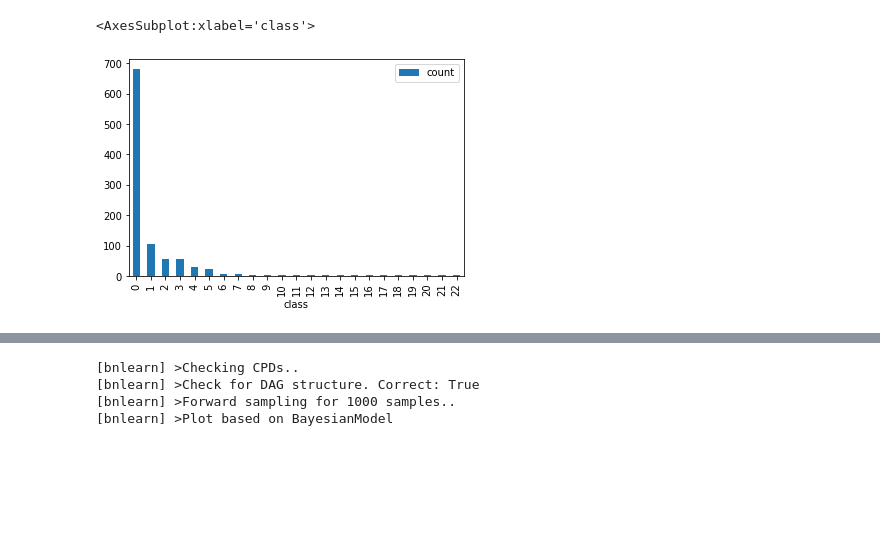
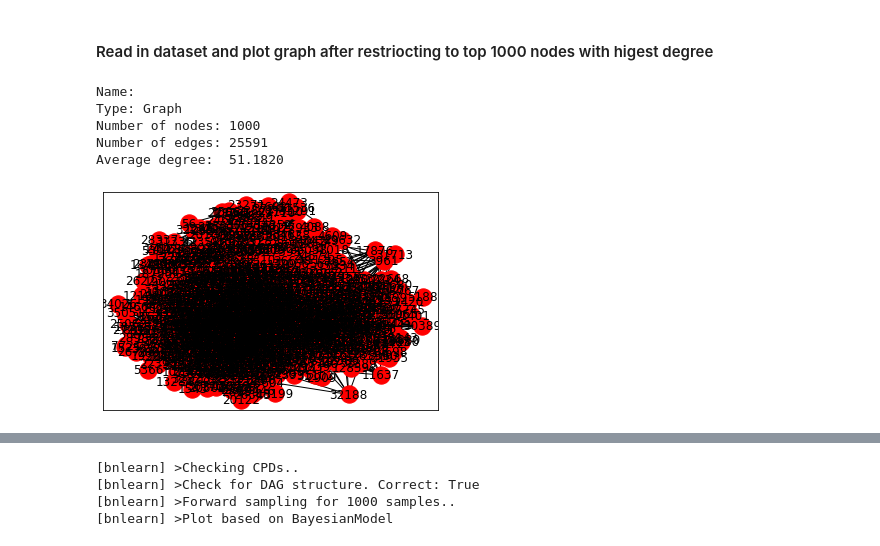
Before and after one commit to ryankarlos/Bayesian_networks, a Jupyter notebook: notebooks/pgmpy.ipynb, the cells around one changed output, grey strips where cells are left out. Saved outputs shown, nothing was run; the diff lists cells and outputs as text; code cells hidden in the pictures; blank space fills up the shorter version.

```diff
--- a/notebooks/pgmpy.ipynb
+++ b/notebooks/pgmpy.ipynb
@@ -97,32 +29,0 @@ nx.draw_networkx(G, pos=pos,node_color='red')
-# %%
-degree_dict = dict(G.degree(G.nodes()))
-betweenness_dict = nx.betweenness_centrality(G) # Run betweenness centrality
-#eigenvector_dict = nx.eigenvector_centrality(G) # Run eigenvector centrality
-
-nx.set_node_attributes(G, degree_dict, 'degree')
-# Assign each to an attribute in your network
-nx.set_node_attributes(G, betweenness_dict, 'betweenness')
-#nx.set_node_attributes(G, eigenvector_dict, 'eigenvector')
-
-communities = community.greedy_modularity_communities(G)
-
-
-modularity_dict = {} # Create a blank dictionary
-for i,c in enumerate(communities): # Loop through the list of communities, keeping track of the number for the community
-    for name in c: # Loop through each person in a community
-        modularity_dict[name] = i # Create an entry in the dictionary for the person, where the value is which group they belong to.
-
-# Now you can add modularity information like we did the other metrics
-nx.set_node_attributes(G, modularity_dict, 'modularity')
-
-
-sorted_betweenness = sorted(betweenness_dict.items(), key=itemgetter(1), reverse=True)
-
-#First get the top 20 nodes by betweenness as a list
-top_betweenness = sorted_betweenness[:20]
-
-#Then find and print their degree
-for tb in top_betweenness: # Loop through top_betweenness
-    degree = degree_dict[tb[0]] # Use degree_dict to access a node's degree
-    modularity = modularity_dict[tb[0]]
-    print("Name:", tb[0], "| Betweenness Centrality:", tb[1], "| Degree:", degree, "| Modularity", modularity)
@@ -172,15 +29,0 @@ nx.write_gexf(G, '../data/github_network.gexf')
-# %%
-
-count_list = []
-class_list = []
-
-for i,c in enumerate(communities):
-    class_list.append(i)
-    count_list.append(len(list(c)))
-
-
-df = pd.DataFrame({'class':class_list, 'count':count_list})
-df.plot.bar(x='class', y='count')
-# %% [output]
-<AxesSubplot:xlabel='class'>
-[figure, removed]
@@ -186,0 +175,16 @@ df.plot.bar(x='class', y='count')
+# %% [markdown]
+#### Read in dataset and plot graph after restriocting to top 1000  nodes with higest degree
+# %%
+
+main_nx = read_graph_from_csv()
+main_nx = remove_nodes_with_low_degree(main_nx, n=1000)
+print('')
+# plot initial network of github users
+main_nx = draw_network(main_nx, color='red')
+# %% [output]
+Name:
+Type: Graph
+Number of nodes: 1000
+Number of edges: 25591
+Average degree:  51.1820
+[figure, added]
```
Also changed, not shown: parts of 16 cells of this notebook.
